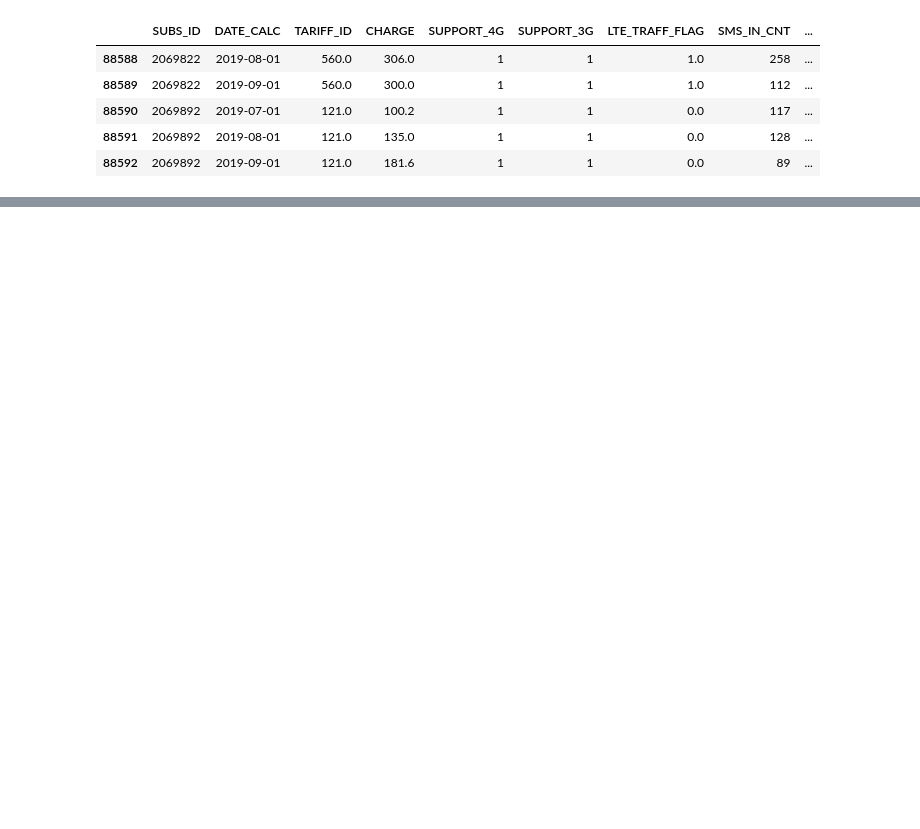
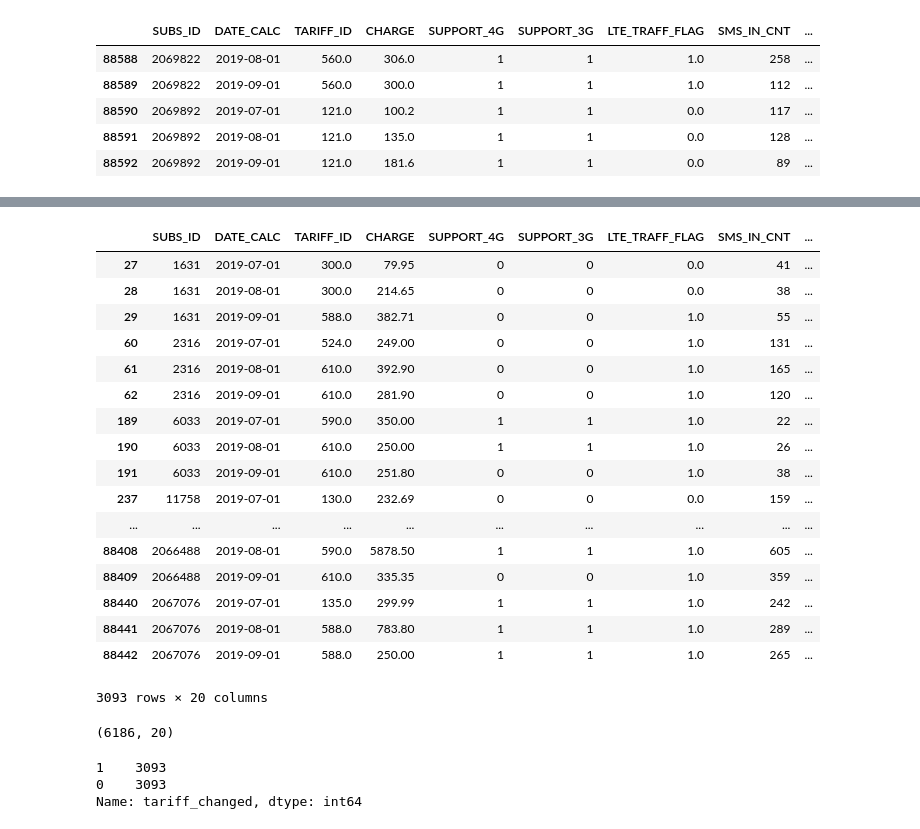
Before and after one commit to marcenavuc/best, a Jupyter notebook: Prepare.ipynb, the cells around one changed output, grey strips where cells are left out. Cells and saved outputs as stored; diff of their text form; code cells hidden in the pictures; blank space fills up the shorter version.

Commit message:
balanced df

```diff
--- a/Prepare.ipynb
+++ b/Prepare.ipynb
@@ -179,0 +215,2 @@ Name: tariff_changes_count, dtype: int64
+# %%
+tariff_changed = three_df[three_df['tariff_changed'] == 1]
@@ -179,0 +221,21 @@ Name: tariff_changes_count, dtype: int64
+# %%
+tariff_changed
+# %% [output]
+|  | SUBS_ID | DATE_CALC | TARIFF_ID | CHARGE | SUPPORT_4G | SUPPORT_3G | LTE_TRAFF_FLAG | SMS_IN_CNT | ... |
+| 27 | 1631 | 2019-07-01 | 300.0 | 79.95 | 0 | 0 | 0.0 | 41 | ... |
+| 28 | 1631 | 2019-08-01 | 300.0 | 214.65 | 0 | 0 | 0.0 | 38 | ... |
+| 29 | 1631 | 2019-09-01 | 588.0 | 382.71 | 0 | 0 | 1.0 | 55 | ... |
+| 60 | 2316 | 2019-07-01 | 524.0 | 249.00 | 0 | 0 | 1.0 | 131 | ... |
+| 61 | 2316 | 2019-08-01 | 610.0 | 392.90 | 0 | 0 | 1.0 | 165 | ... |
+| 62 | 2316 | 2019-09-01 | 610.0 | 281.90 | 0 | 0 | 1.0 | 120 | ... |
+| 189 | 6033 | 2019-07-01 | 590.0 | 350.00 | 1 | 1 | 1.0 | 22 | ... |
+| 190 | 6033 | 2019-08-01 | 610.0 | 250.00 | 1 | 1 | 1.0 | 26 | ... |
+| 191 | 6033 | 2019-09-01 | 610.0 | 251.80 | 0 | 0 | 1.0 | 38 | ... |
+| 237 | 11758 | 2019-07-01 | 130.0 | 232.69 | 0 | 0 | 0.0 | 159 | ... |
+| ... | ... | ... | ... | ... | ... | ... | ... | ... | ... |
+| 88408 | 2066488 | 2019-08-01 | 590.0 | 5878.50 | 1 | 1 | 1.0 | 605 | ... |
+| 88409 | 2066488 | 2019-09-01 | 610.0 | 335.35 | 0 | 0 | 1.0 | 359 | ... |
+| 88440 | 2067076 | 2019-07-01 | 135.0 | 299.99 | 1 | 1 | 1.0 | 242 | ... |
+| 88441 | 2067076 | 2019-08-01 | 588.0 | 783.80 | 1 | 1 | 1.0 | 289 | ... |
+| 88442 | 2067076 | 2019-09-01 | 588.0 | 250.00 | 1 | 1 | 1.0 | 265 | ... |
+3093 rows × 20 columns
@@ -179,0 +244,10 @@ Name: tariff_changes_count, dtype: int64
+# %%
+balanced_df.shape
+# %% [output]
+(6186, 20)
+# %%
+balanced_df['tariff_changed'].value_counts()
+# %% [output]
+1    3093
+0    3093
+Name: tariff_changed, dtype: int64
```
Also changed, not shown: parts of 15 cells of this notebook, 1 other file.
